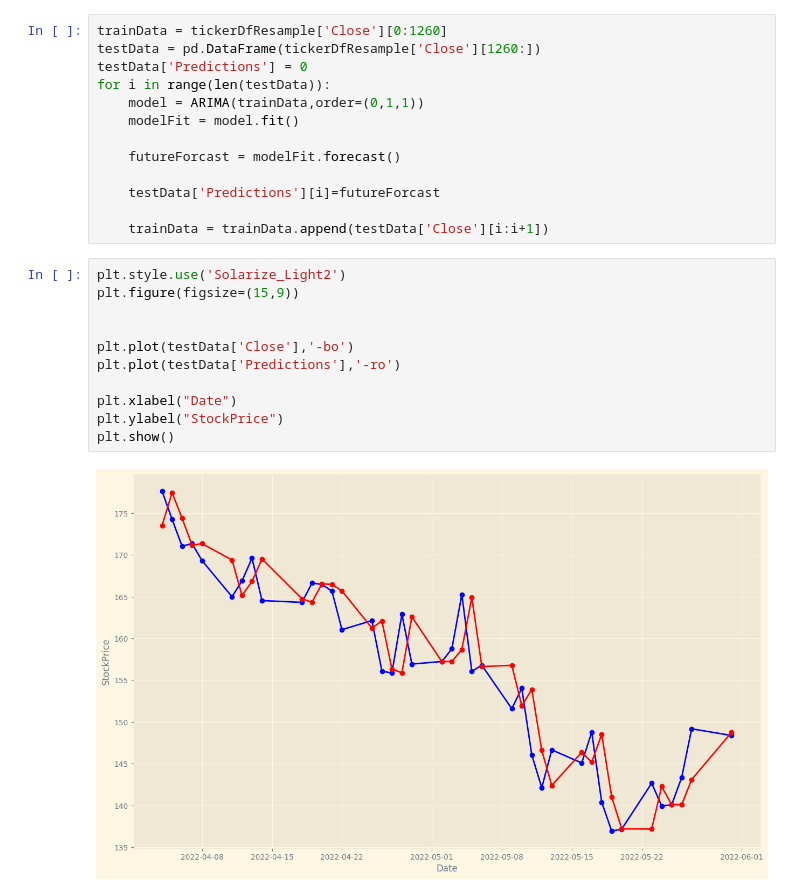
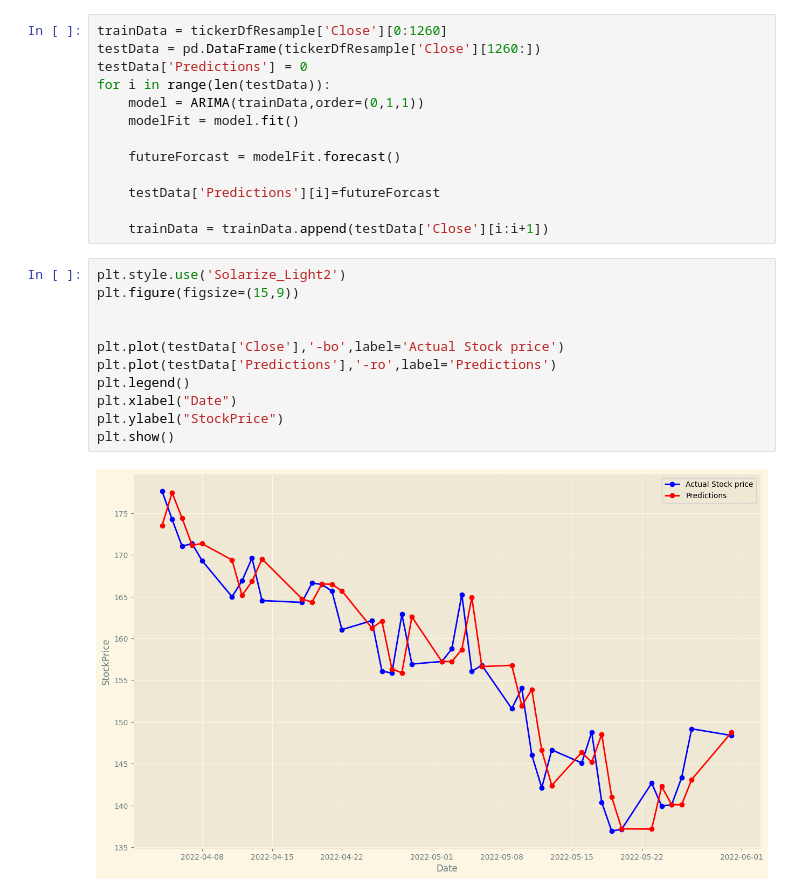
Before and after one commit to X99S5/Stock_Prediction_Model, a Jupyter notebook: Assignment.ipynb, the cells around one changed output. Cells and saved outputs as stored; diff of their text form.

Commit message:
Rolling forcast of AAPL using arima(0,1,1) with dates (fixed label error)

```diff
--- a/Assignment.ipynb
+++ b/Assignment.ipynb
@@ -141,13 +141,13 @@ for i in range(len(testData)):
 # %%
 plt.style.use('Solarize_Light2')
 plt.figure(figsize=(15,9))
 
 
-plt.plot(testData['Close'],'-bo')
-plt.plot(testData['Predictions'],'-ro')
-
+plt.plot(testData['Close'],'-bo',label='Actual Stock price')
+plt.plot(testData['Predictions'],'-ro',label='Predictions')
+plt.legend()
 plt.xlabel("Date")
 plt.ylabel("StockPrice")
 plt.show()
 # %% [output]
-[figure, old version]
+[figure, new version]
```
